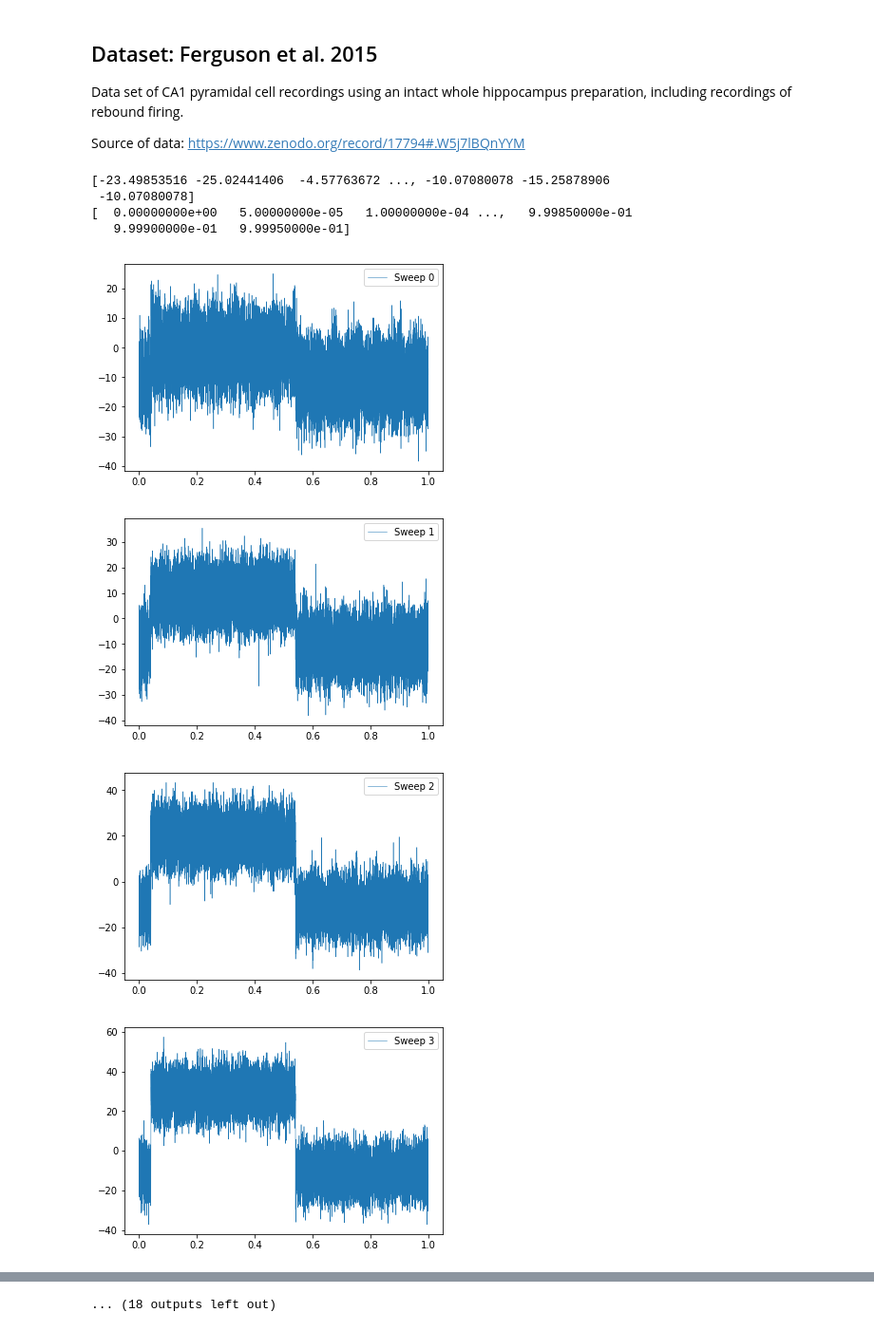
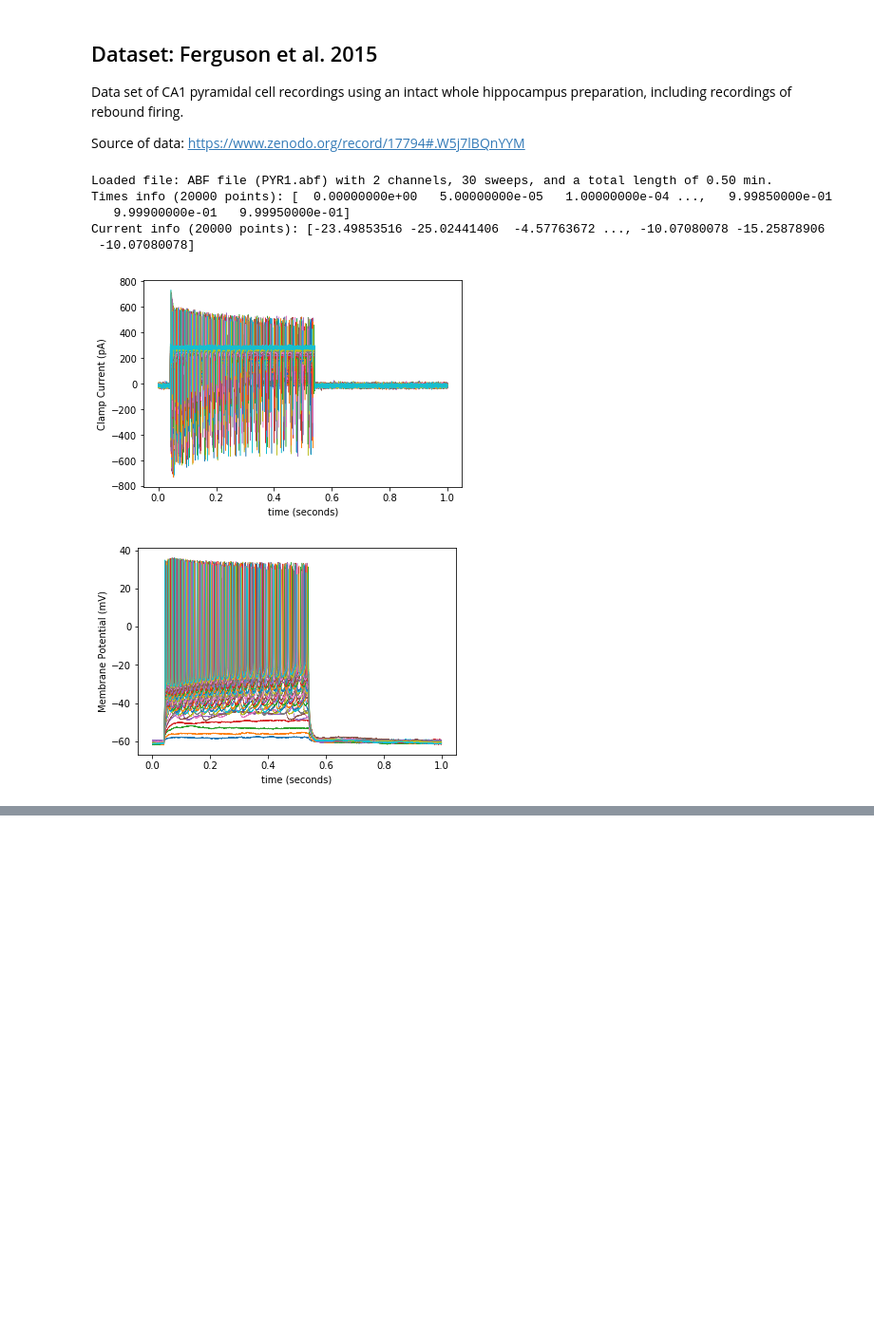
Before and after one commit to OpenSourceBrain/NWBShowcase, a Jupyter notebook: FergusonEtAl2015/TestData.ipynb, the cells around one changed output, grey strips where cells are left out. Shown at 95% size. Saved outputs shown, nothing was run; the diff lists cells and outputs as text; code cells hidden in the pictures; blank space fills up the shorter version.

```diff
--- a/FergusonEtAl2015/TestData.ipynb
+++ b/FergusonEtAl2015/TestData.ipynb
@@ -9,26 +9,44 @@ Source of data: https://www.zenodo.org/record/17794#.W5j7lBQnYYM
 import pyabf
 
 abf = pyabf.ABF("PYR1.abf") # read one data set
+
+print("Loaded file: %s"%abf)
+
 abf.setSweep(1) # sweeps start at 0
-print(abf.sweepY) # sweep data (ADC)
-print(abf.sweepX) # sweep times (seconds)
+
+print('Times info (%i points): %s'%(len(abf.sweepX),abf.sweepX)) # sweep times (seconds)
+print('Current info (%i points): %s'%(len(abf.sweepY),abf.sweepY)) # sweep data (ADC)
 # %% [output]
-[-23.49853516 -25.02441406  -4.57763672 ..., -10.07080078 -15.25878906
+Loaded file: ABF file (PYR1.abf) with 2 channels, 30 sweeps, and a total length of 0.50 min.
+Times info (20000 points): [  0.00000000e+00   5.00000000e-05   1.00000000e-04 ...,   9.99850000e-01
+   9.99900000e-01   9.99950000e-01]
+Current info (20000 points): [-23.49853516 -25.02441406  -4.57763672 ..., -10.07080078 -15.25878906
  -10.07080078]
-[  0.00000000e+00   5.00000000e-05   1.00000000e-04 ...,   9.99850000e-01
-   9.99900000e-01   9.99950000e-01]
 # %%
 import matplotlib.pyplot as plt
 %matplotlib inline
 
-for i in range(30):
+max = abf.sweepCount
+#max = 12
 
-    abf.setSweep(i) # sweeps start at 0
+for i in range(max):
+
+    abf.setSweep(i, channel=0) # sweeps start at 0
     plt.plot(abf.sweepX, abf.sweepY, lw=.5, label='Sweep %i'%i)
-    plt.legend()
-    plt.show()
+    plt.ylabel(abf.sweepLabelY)
+    plt.xlabel(abf.sweepLabelX)
+    #plt.legend()
+
+plt.show()
+
+for i in range(max):
+    abf.setSweep(i, channel=1) # sweeps start at 0
+    plt.plot(abf.sweepX, abf.sweepY, lw=.5, label='Sweep %i'%i)
+    plt.ylabel(abf.sweepLabelY)
+    plt.xlabel(abf.sweepLabelX)
+    #plt.legend()
+
+plt.show()
 # %% [output]
-[figure, old version]
+[figure, new version]
-[figure, old version]
+[figure, new version]
-[figure, removed]
-[figure, removed]
@@ -43 +52,0 @@ for i in range(30):
-... (18 outputs left out)
```
Also changed, not shown: parts of 2 cells of this notebook.
